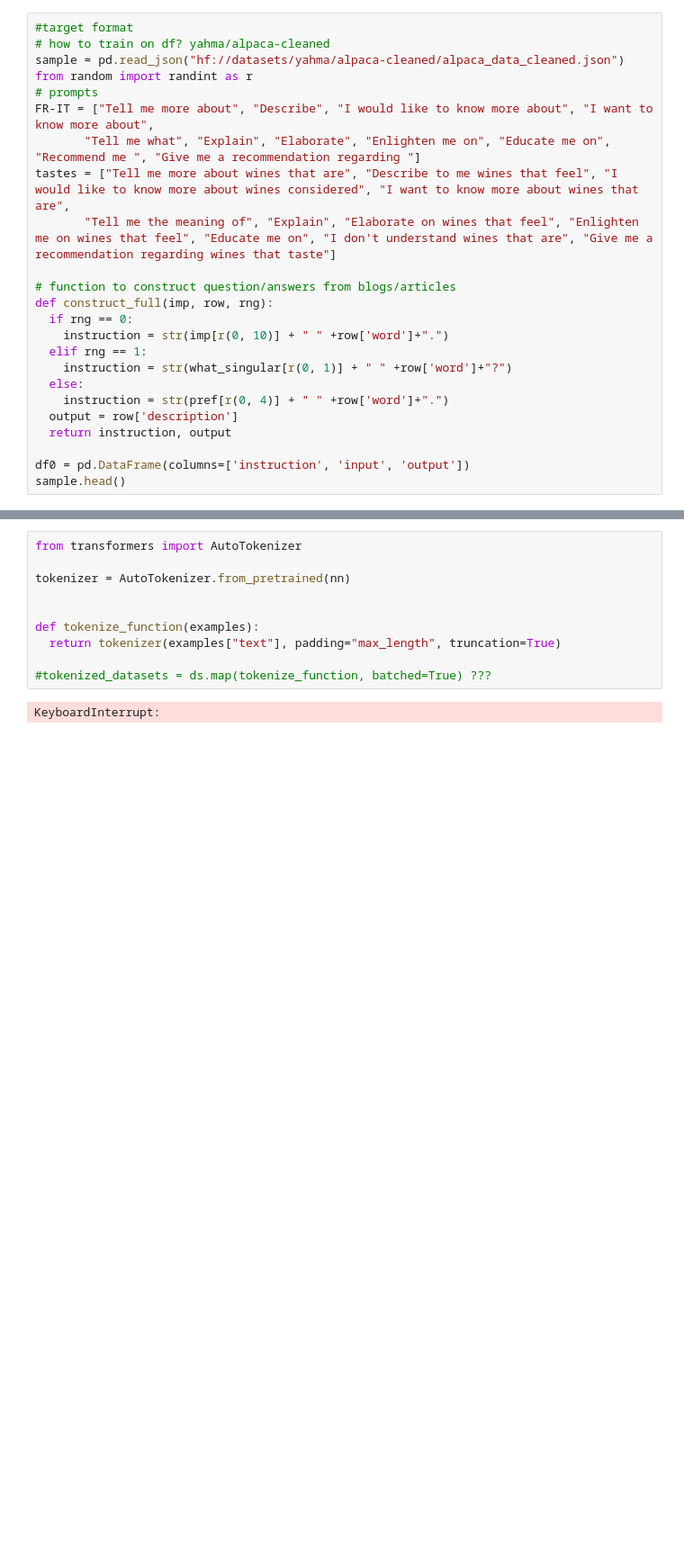
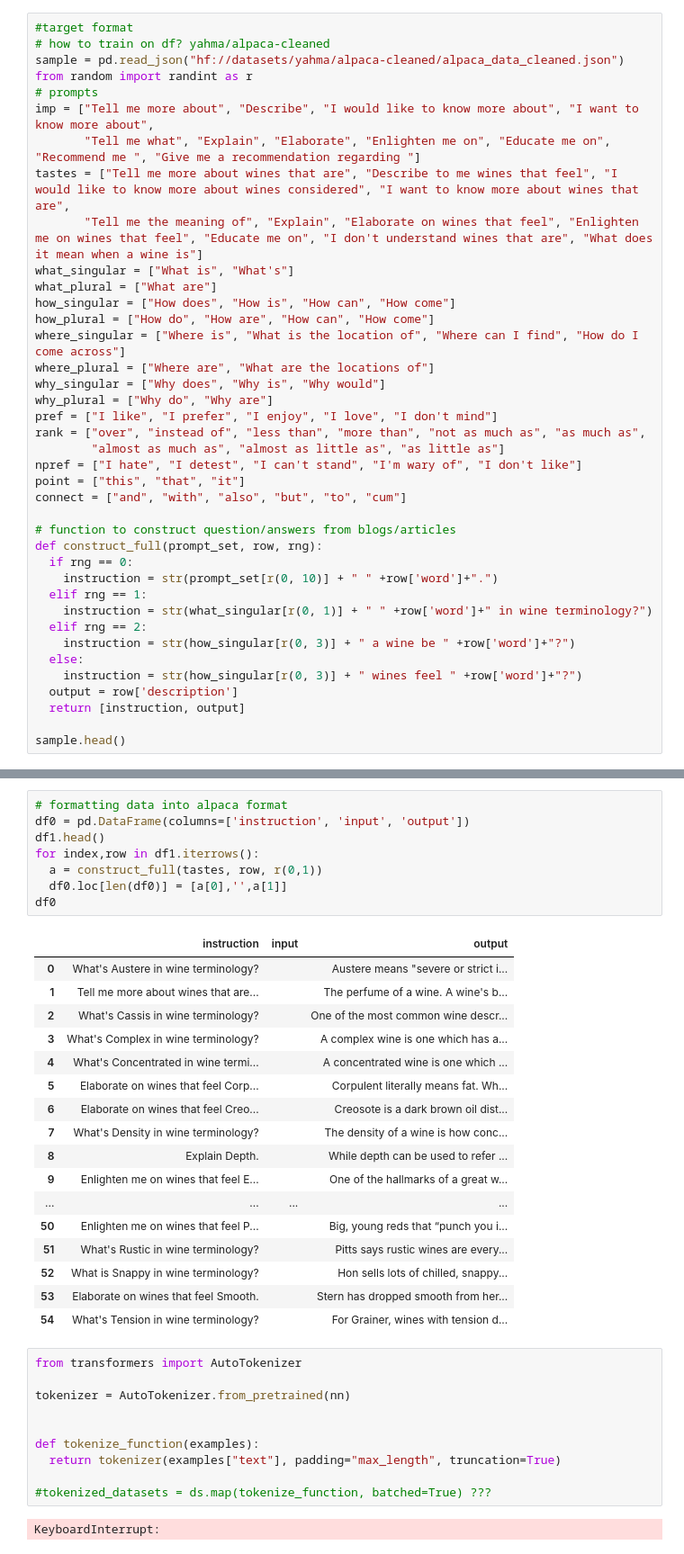
Before and after one commit to bpratham2001/Servilia, a Jupyter notebook: notebooks/fine_tune_v1.ipynb, the cells around one changed output, grey strips where cells are left out. Shown: that part at 90% size. Drawn from its saved outputs; the diff is of its cells as text; blank space fills up the shorter version.

```diff
--- a/notebooks/fine_tune_v1.ipynb
+++ b/notebooks/fine_tune_v1.ipynb
@@ -69,21 +87,36 @@ DatasetDict({
 sample = pd.read_json("hf://datasets/yahma/alpaca-cleaned/alpaca_data_cleaned.json")
 from random import randint as r
 # prompts
-FR-IT = ["Tell me more about", "Describe", "I would like to know more about", "I want to know more about",
+imp = ["Tell me more about", "Describe", "I would like to know more about", "I want to know more about",
        "Tell me what", "Explain", "Elaborate", "Enlighten me on", "Educate me on", "Recommend me ", "Give me a recommendation regarding "]
 tastes = ["Tell me more about wines that are", "Describe to me wines that feel", "I would like to know more about wines considered", "I want to know more about wines that are",
-       "Tell me the meaning of", "Explain", "Elaborate on wines that feel", "Enlighten me on wines that feel", "Educate me on", "I don't understand wines that are", "Give me a recommendation regarding wines that taste"]
+       "Tell me the meaning of", "Explain", "Elaborate on wines that feel", "Enlighten me on wines that feel", "Educate me on", "I don't understand wines that are", "What does it mean when a wine is"]
+what_singular = ["What is", "What's"]
+what_plural = ["What are"]
+how_singular = ["How does", "How is", "How can", "How come"]
+how_plural = ["How do", "How are", "How can", "How come"]
+where_singular = ["Where is", "What is the location of", "Where can I find", "How do I come across"]
+where_plural = ["Where are", "What are the locations of"]
+why_singular = ["Why does", "Why is", "Why would"]
+why_plural = ["Why do", "Why are"]
+pref = ["I like", "I prefer", "I enjoy", "I love", "I don't mind"]
+rank = ["over", "instead of", "less than", "more than", "not as much as", "as much as",
+        "almost as much as", "almost as little as", "as little as"]
+npref = ["I hate", "I detest", "I can't stand", "I'm wary of", "I don't like"]
+point = ["this", "that", "it"]
+connect = ["and", "with", "also", "but", "to", "cum"]
 
 # function to construct question/answers from blogs/articles
-def construct_full(imp, row, rng):
+def construct_full(prompt_set, row, rng):
   if rng == 0:
-    instruction = str(imp[r(0, 10)] + " " +row['word']+".")
+    instruction = str(prompt_set[r(0, 10)] + " " +row['word']+".")
   elif rng == 1:
-    instruction = str(what_singular[r(0, 1)] + " " +row['word']+"?")
+    instruction = str(what_singular[r(0, 1)] + " " +row['word']+" in wine terminology?")
+  elif rng == 2:
+    instruction = str(how_singular[r(0, 3)] + " a wine be " +row['word']+"?")
   else:
-    instruction = str(pref[r(0, 4)] + " " +row['word']+".")
+    instruction = str(how_singular[r(0, 3)] + " wines feel " +row['word']+"?")
   output = row['description']
-  return instruction, output
+  return [instruction, output]
 
-df0 = pd.DataFrame(columns=['instruction', 'input', 'output'])
 sample.head()
@@ -90,3 +130,29 @@ sample.head()
+# %%
+# formatting data into alpaca format
+df0 = pd.DataFrame(columns=['instruction', 'input', 'output'])
+df1.head()
+for index,row in df1.iterrows():
+  a = construct_full(tastes, row, r(0,1))
+  df0.loc[len(df0)] = [a[0],'',a[1]]
+df0
+# %% [output]
+|  | instruction | input | output |
+| 0 | What's Austere in wine terminology? |  | Austere means "severe or strict i... |
+| 1 | Tell me more about wines that are... |  | The perfume of a wine. A wine's b... |
+| 2 | What's Cassis in wine terminology? |  | One of the most common wine descr... |
+| 3 | What's Complex in wine terminology? |  | A complex wine is one which has a... |
+| 4 | What's Concentrated in wine termi... |  | A concentrated wine is one which ... |
+| 5 | Elaborate on wines that feel Corp... |  | Corpulent literally means fat. Wh... |
+| 6 | Elaborate on wines that feel Creo... |  | Creosote is a dark brown oil dist... |
+| 7 | What's Density in wine terminology? |  | The density of a wine is how conc... |
+| 8 | Explain Depth. |  | While depth can be used to refer ... |
+| 9 | Enlighten me on wines that feel E... |  | One of the hallmarks of a great w... |
+| ... | ... | ... | ... |
+| 50 | Enlighten me on wines that feel P... |  | Big, young reds that “punch you i... |
+| 51 | What's Rustic in wine terminology? |  | Pitts says rustic wines are every... |
+| 52 | What is Snappy in wine terminology? |  | Hon sells lots of chilled, snappy... |
+| 53 | Elaborate on wines that feel Smooth. |  | Stern has dropped smooth from her... |
+| 54 | What's Tension in wine terminology? |  | For Grainer, wines with tension d... |
 # %%
 from transformers import AutoTokenizer
 
```
Also changed, not shown: parts of 5 cells of this notebook.
